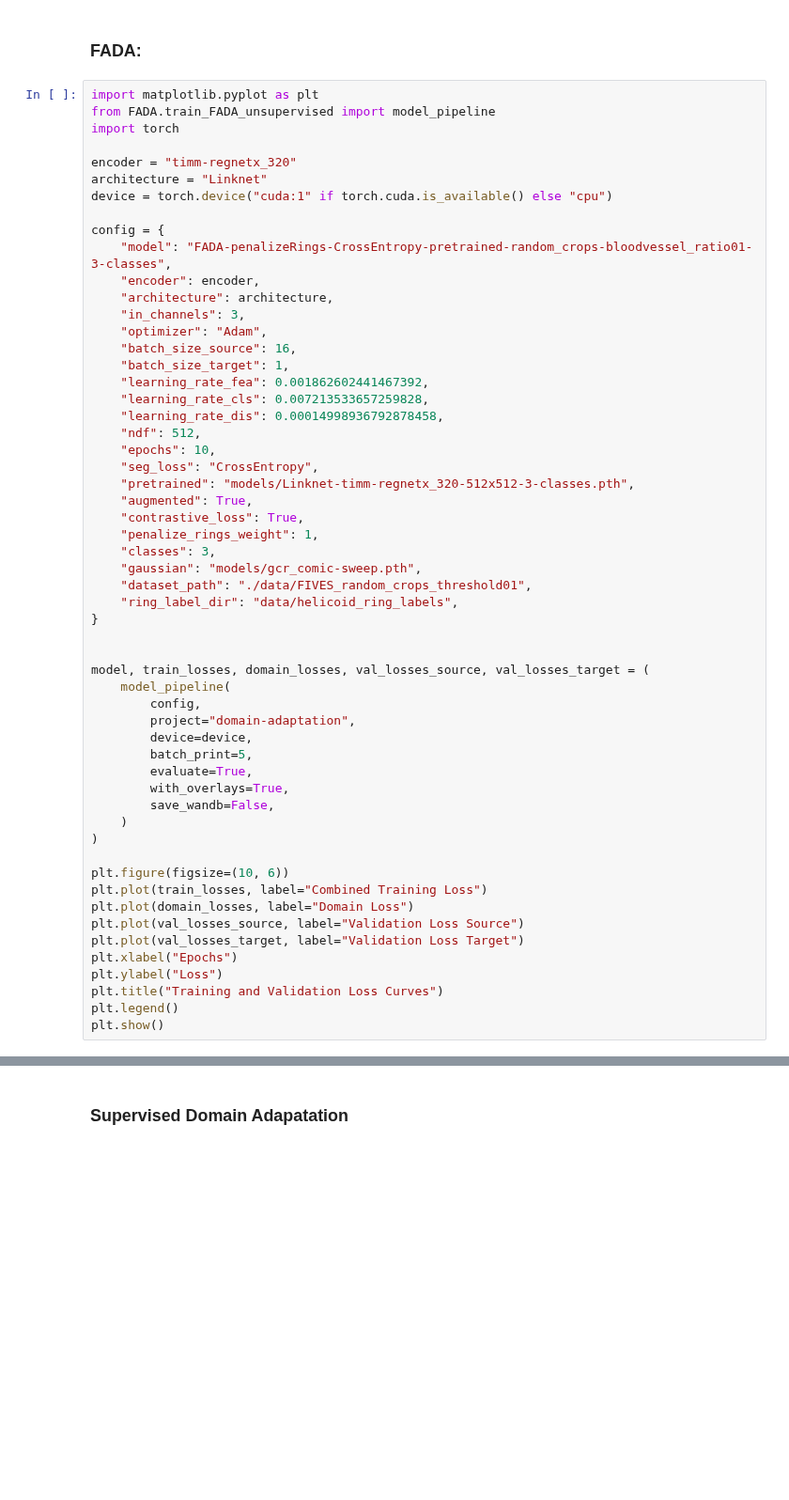
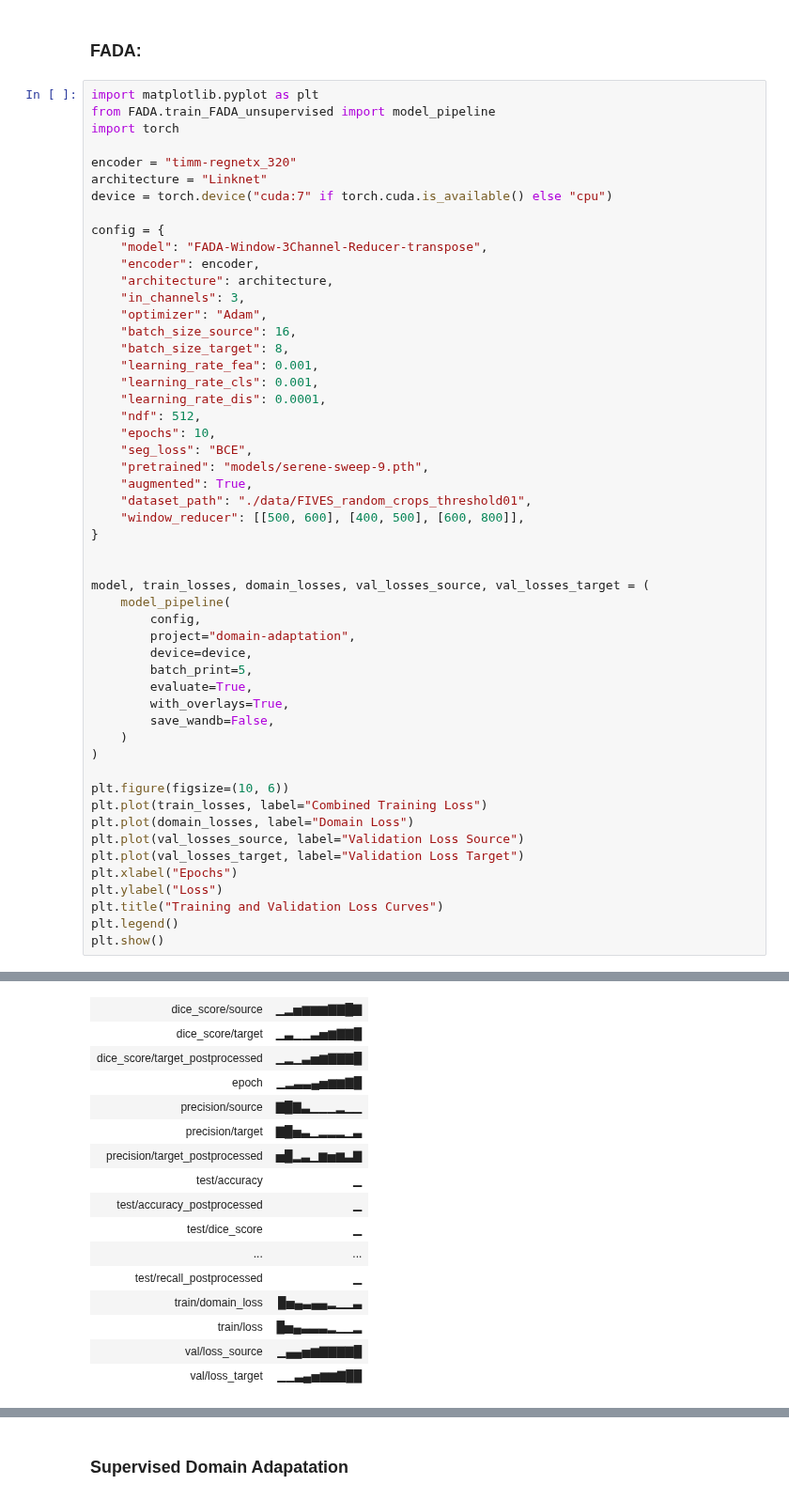
Before and after one commit to TimMachTUM/hsi-brain-segmentation, a Jupyter notebook: domain-adaptation.ipynb, the cells around one changed output, grey strips where cells are left out. Shown at 94% size. Saved outputs shown, nothing was run; the diff lists cells and outputs as text; blank space fills up the shorter version.

```diff
--- a/domain-adaptation.ipynb
+++ b/domain-adaptation.ipynb
@@ -207,30 +207,26 @@ import torch
 
 encoder = "timm-regnetx_320"
 architecture = "Linknet"
-device = torch.device("cuda:1" if torch.cuda.is_available() else "cpu")
+device = torch.device("cuda:7" if torch.cuda.is_available() else "cpu")
 
 config = {
-    "model": "FADA-penalizeRings-CrossEntropy-pretrained-random_crops-bloodvessel_ratio01-3-classes",
+    "model": "FADA-Window-3Channel-Reducer-transpose",
     "encoder": encoder,
     "architecture": architecture,
     "in_channels": 3,
     "optimizer": "Adam",
     "batch_size_source": 16,
-    "batch_size_target": 1,
-    "learning_rate_fea": 0.001862602441467392,
-    "learning_rate_cls": 0.007213533657259828,
-    "learning_rate_dis": 0.00014998936792878458,
+    "batch_size_target": 8,
+    "learning_rate_fea": 0.001,
+    "learning_rate_cls": 0.001,
+    "learning_rate_dis": 0.0001,
     "ndf": 512,
     "epochs": 10,
-    "seg_loss": "CrossEntropy",
-    "pretrained": "models/Linknet-timm-regnetx_320-512x512-3-classes.pth",
+    "seg_loss": "BCE",
+    "pretrained": "models/serene-sweep-9.pth",
     "augmented": True,
-    "contrastive_loss": True,
-    "penalize_rings_weight": 1,
-    "classes": 3,
-    "gaussian": "models/gcr_comic-sweep.pth",
     "dataset_path": "./data/FIVES_random_crops_threshold01",
-    "ring_label_dir": "data/helicoid_ring_labels",
+    "window_reducer": [[500, 600], [400, 500], [600, 800]],
 }
 
 
@@ -295,0 +293,16 @@ KeyboardInterrupt:
+| dice_score/source | ▁▂▅▆▆▆▇▇█▇ |
+| dice_score/target | ▁▃▁▁▃▅▆▇▇█ |
+| dice_score/target_postprocessed | ▁▂▁▃▅▆▇▇▇█ |
+| epoch | ▁▂▃▃▄▅▆▆▇█ |
+| precision/source | ▇█▇▃▁▁▁▂▁▁ |
+| precision/target | ▇█▅▃▁▂▂▂▁▃ |
+| precision/target_postprocessed | ▅█▂▃▁▆▅▆▃▇ |
+| test/accuracy | ▁ |
+| test/accuracy_postprocessed | ▁ |
+| test/dice_score | ▁ |
+| ... | ... |
+| test/recall_postprocessed | ▁ |
+| train/domain_loss | █▅▄▃▄▄▂▁▁▃ |
+| train/loss | █▅▄▃▃▃▂▁▁▂ |
+| val/loss_source | ▁▄▄▅▆▇▇▇▇█ |
+| val/loss_target | ▁▁▃▄▅▆▆▇██ |
```
Also changed, not shown: parts of 20 cells of this notebook, 2 other files.
